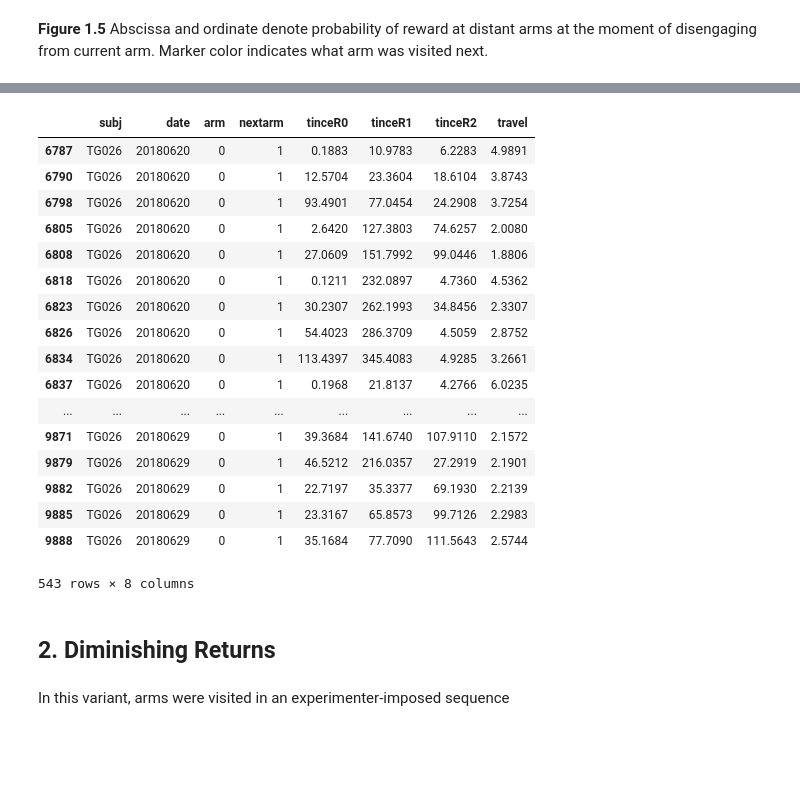
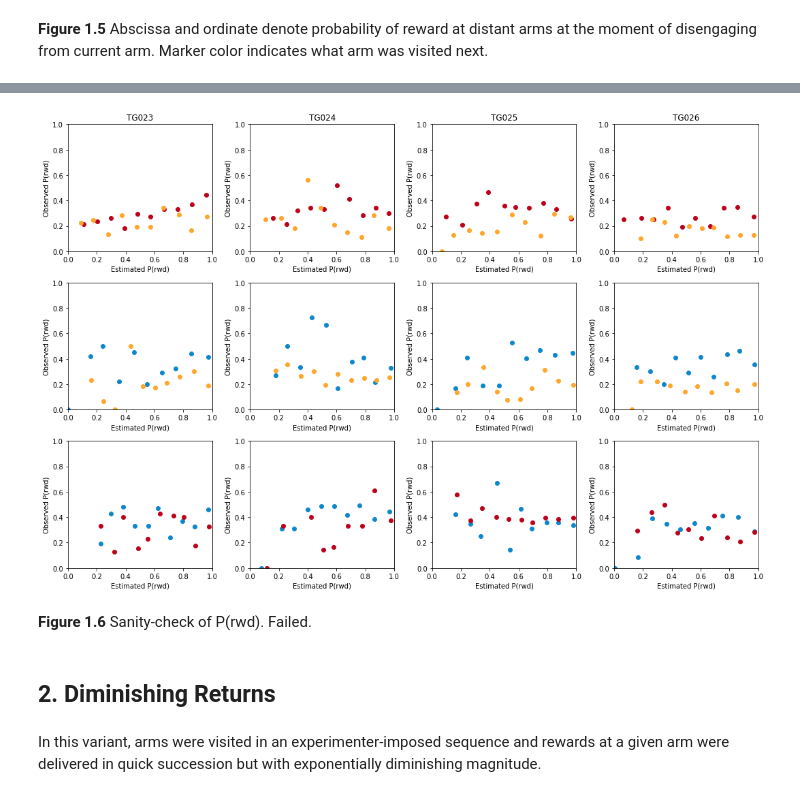
Before and after one commit to tsgouvea/3AF_report, a Jupyter notebook: 3AF_report.ipynb, the cells around one changed output, grey strips where cells are left out. Cells and saved outputs as stored; diff of their text form; code cells hidden in the pictures; blank space fills up the shorter version.

Commit message:
sanity check p(rwd) failed

```diff
--- a/3AF_report.ipynb
+++ b/3AF_report.ipynb
@@ -330,21 +307,0 @@ Name: tinceR1, Length: 543, dtype: float64
-# %%
-dfTince[ndxArmJ]
-# %% [output]
-|  | subj | date | arm | nextarm | tinceR0 | tinceR1 | tinceR2 | travel |
-| 6787 | TG026 | 20180620 | 0 | 1 | 0.1883 | 10.9783 | 6.2283 | 4.9891 |
-| 6790 | TG026 | 20180620 | 0 | 1 | 12.5704 | 23.3604 | 18.6104 | 3.8743 |
-| 6798 | TG026 | 20180620 | 0 | 1 | 93.4901 | 77.0454 | 24.2908 | 3.7254 |
-| 6805 | TG026 | 20180620 | 0 | 1 | 2.6420 | 127.3803 | 74.6257 | 2.0080 |
-| 6808 | TG026 | 20180620 | 0 | 1 | 27.0609 | 151.7992 | 99.0446 | 1.8806 |
-| 6818 | TG026 | 20180620 | 0 | 1 | 0.1211 | 232.0897 | 4.7360 | 4.5362 |
-| 6823 | TG026 | 20180620 | 0 | 1 | 30.2307 | 262.1993 | 34.8456 | 2.3307 |
-| 6826 | TG026 | 20180620 | 0 | 1 | 54.4023 | 286.3709 | 4.5059 | 2.8752 |
-| 6834 | TG026 | 20180620 | 0 | 1 | 113.4397 | 345.4083 | 4.9285 | 3.2661 |
-| 6837 | TG026 | 20180620 | 0 | 1 | 0.1968 | 21.8137 | 4.2766 | 6.0235 |
-| ... | ... | ... | ... | ... | ... | ... | ... | ... |
-| 9871 | TG026 | 20180629 | 0 | 1 | 39.3684 | 141.6740 | 107.9110 | 2.1572 |
-| 9879 | TG026 | 20180629 | 0 | 1 | 46.5212 | 216.0357 | 27.2919 | 2.1901 |
-| 9882 | TG026 | 20180629 | 0 | 1 | 22.7197 | 35.3377 | 69.1930 | 2.2139 |
-| 9885 | TG026 | 20180629 | 0 | 1 | 23.3167 | 65.8573 | 99.7126 | 2.2983 |
-| 9888 | TG026 | 20180629 | 0 | 1 | 35.1684 | 77.7090 | 111.5643 | 2.5744 |
-543 rows × 8 columns
@@ -413,4 +308,41 @@ plt.tight_layout()
+# %%
+lambdas=[1./30,1./60,1./120]
+hf, ha = plt.subplots(3,len(listSubj),figsize=(15,10))#,sharex=True,sharey=True)
+
+for iSubj in range(len(listSubj)):
+    nameSubj=listSubj[iSubj]
+    ndxSubj=dfTince.subj==nameSubj
+    ha[0,iSubj].set_title(nameSubj)
+    for iArm in list(set(dfTince[ndxSubj].arm)):
+        ndxArm=np.logical_and(dfTince.arm==iArm,ndxSubj)
+        listArmJ=list(set(dfTince[ndxArm].nextArm))
+        for jArm in listArmJ:
+            ndxArmJ=np.logical_and(dfTince.nextArm==jArm,ndxArm)
+            x=dfTince[ndxArmJ]['tinceR'+str(listArmJ[0])]+dfTince[ndxArmJ]['travel']
+            y=dfTince[ndxArmJ]['nextRwded']
+
+            x=1-np.exp(-1*lambdas[listArmJ[0]]*x)
+
+            hist, bin_edges = np.histogram(x)
+            ndx=np.digitize(x,bin_edges)
+            x = [x[ndx == i].mean() for i in range(1, len(bin_edges))]
+            y = [y[ndx == i].mean() for i in range(1, len(bin_edges))]
+
+#             y=y.values[np.argsort(x.values)]
+#             x=sorted(x)
+
+            ha[iArm,iSubj].scatter(x,y,c=colors[jArm])
+            ha[iArm,iSubj].set_xlabel('Estimated P(rwd)')
+            ha[iArm,iSubj].set_ylabel('Observed P(rwd)')
+            ha[iArm,iSubj].set_xlim(0,1)
+            ha[iArm,iSubj].set_ylim(0,1)
+
+plt.tight_layout()
+# %% [output]
+[figure, added]
+# %% [markdown]
+**Figure 1.6** Sanity-check of P(rwd). Failed.
 # %% [markdown]
 ## 2. Diminishing Returns
 # %% [markdown]
-In this variant, arms were visited in an experimenter-imposed sequence
+In this variant, arms were visited in an experimenter-imposed sequence and rewards at a given arm were delivered in quick succession but with exponentially diminishing magnitude.
```
Also changed, not shown: parts of 7 cells of this notebook, 2 other files.
